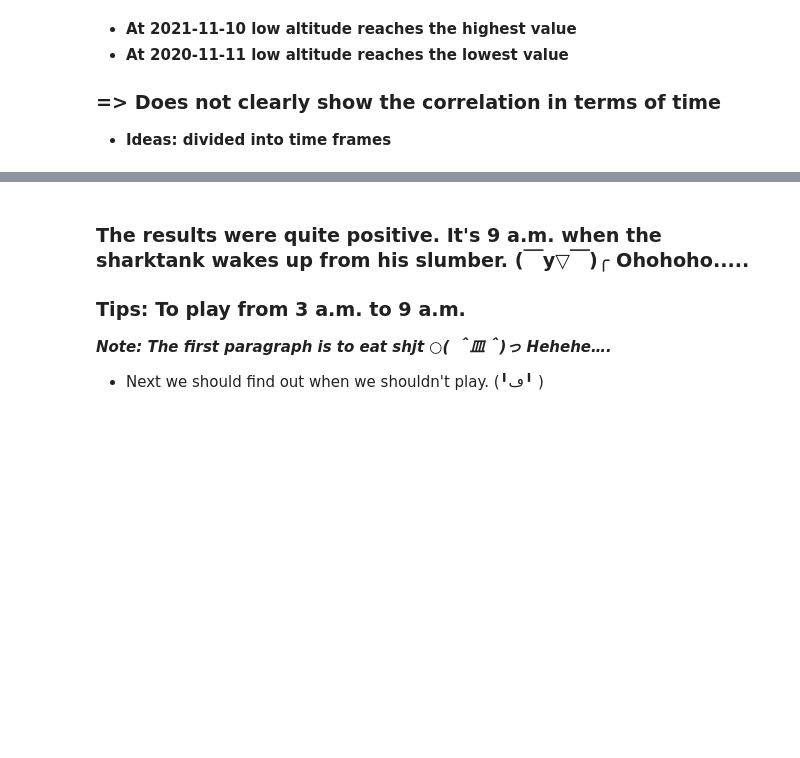
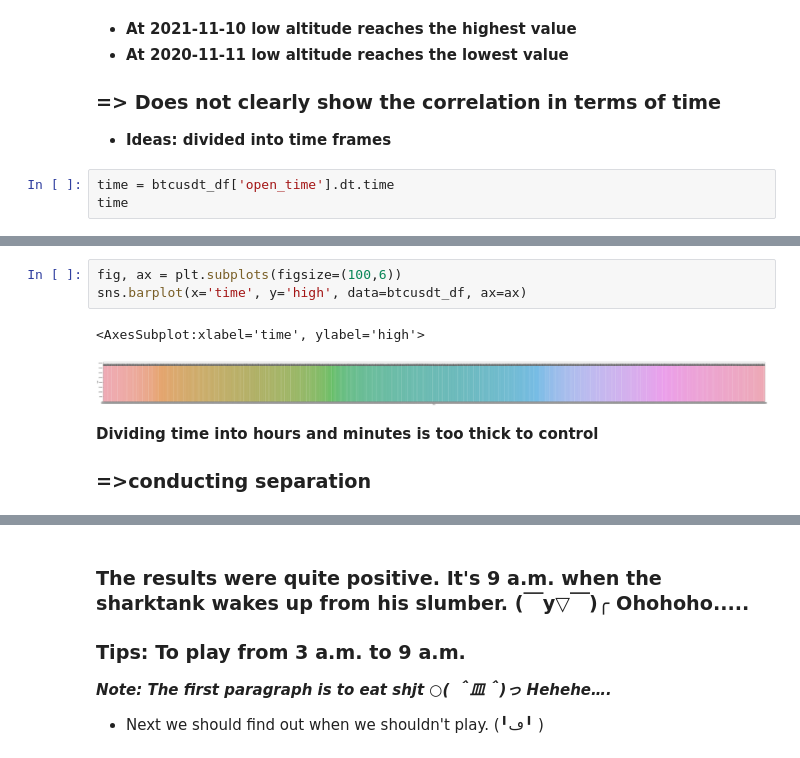
Before and after one commit to An-Tran-2001/Use-Your-Brain-To-Gamble, a Jupyter notebook: Data_normalization.ipynb, the cells around one changed output, grey strips where cells are left out. Drawn from its saved outputs; the diff is of its cells as text; blank space fills up the shorter version.

```diff
--- a/Data_normalization.ipynb
+++ b/Data_normalization.ipynb
@@ -331,3 +331,6 @@ sns.distplot(btcusdt_df['low'], color='g', bins=100, hist_kws={'alpha': 0.4})
 - **At 2020-11-11 low altitude reaches the lowest value**
 ### **=> Does not clearly show the correlation in terms of time**
 - **Ideas:  divided into time frames**
+# %%
+time = btcusdt_df['open_time'].dt.time
+time
@@ -333,0 +367,9 @@ sns.distplot(btcusdt_df['low'], color='g', bins=100, hist_kws={'alpha': 0.4})
+# %%
+fig, ax = plt.subplots(figsize=(100,6))
+sns.barplot(x='time', y='high', data=btcusdt_df, ax=ax)
+# %% [output]
+<AxesSubplot:xlabel='time', ylabel='high'>
+[figure, added]
+# %% [markdown]
+**Dividing time into hours and minutes is too thick to control**
+### **=>conducting separation**
```
Also changed, not shown: parts of 28 cells of this notebook.
